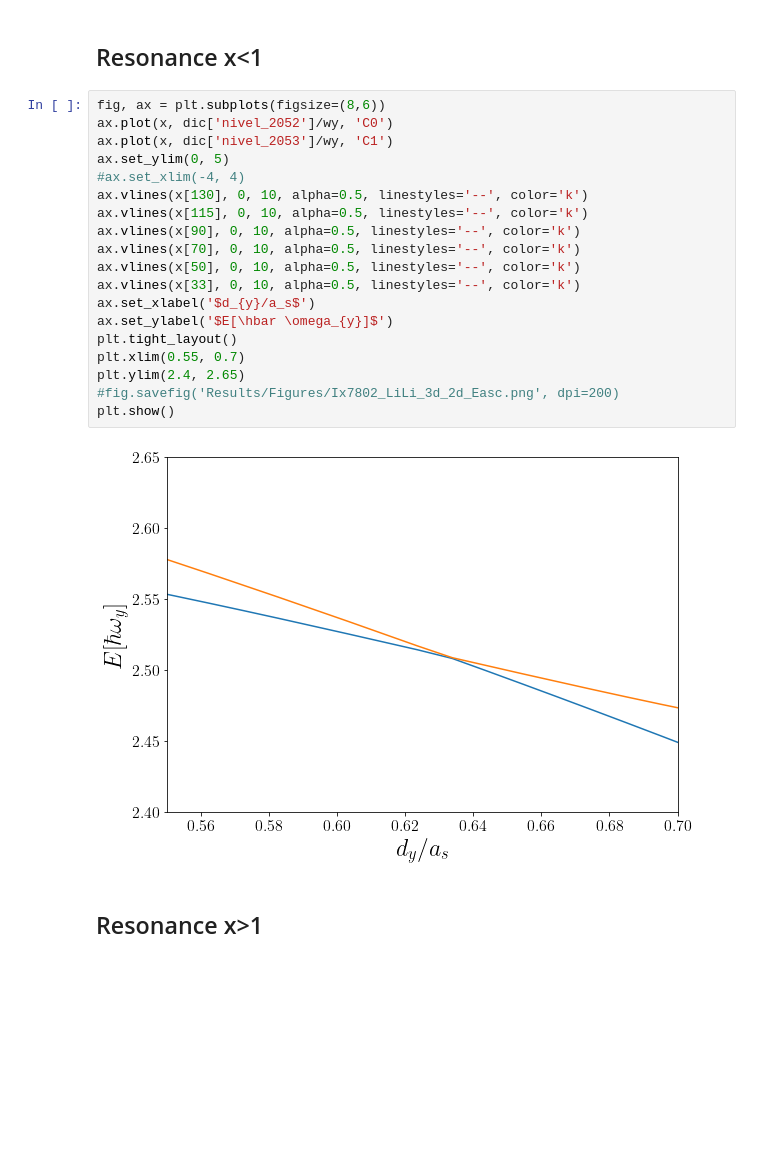
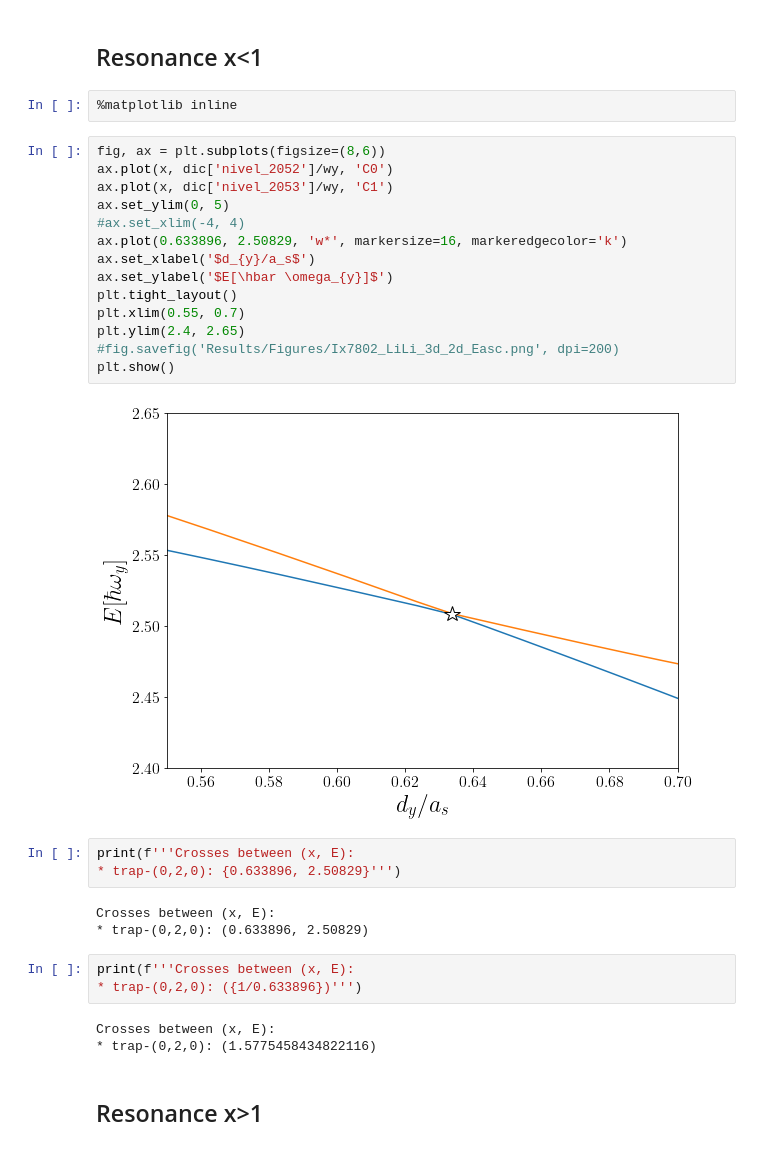
Before and after one commit to TsspGit/Ultracold_Atoms_src, a Jupyter notebook: Analysis/q2dq3d/Energies_Analysis_6604_LiLi_AgB1u.ipynb, the cells around one changed output. Saved outputs shown, nothing was run; the diff lists cells and outputs as text; blank space fills up the shorter version.

```diff
--- a/Analysis/q2dq3d/Energies_Analysis_6604_LiLi_AgB1u.ipynb
+++ b/Analysis/q2dq3d/Energies_Analysis_6604_LiLi_AgB1u.ipynb
@@ -95,27 +95,36 @@ plt.show()
 %matplotlib inline
 # %% [markdown]
 ## Resonance x<1
+# %%
+%matplotlib inline
 # %%
 fig, ax = plt.subplots(figsize=(8,6))
 ax.plot(x, dic['nivel_2052']/wy, 'C0')
 ax.plot(x, dic['nivel_2053']/wy, 'C1')
 ax.set_ylim(0, 5)
 #ax.set_xlim(-4, 4)
-ax.vlines(x[130], 0, 10, alpha=0.5, linestyles='--', color='k')
-ax.vlines(x[115], 0, 10, alpha=0.5, linestyles='--', color='k')
-ax.vlines(x[90], 0, 10, alpha=0.5, linestyles='--', color='k')
-ax.vlines(x[70], 0, 10, alpha=0.5, linestyles='--', color='k')
-ax.vlines(x[50], 0, 10, alpha=0.5, linestyles='--', color='k')
-ax.vlines(x[33], 0, 10, alpha=0.5, linestyles='--', color='k')
+ax.plot(0.633896, 2.50829, 'w*', markersize=16, markeredgecolor='k')
 ax.set_xlabel('$d_{y}/a_s$')
 ax.set_ylabel('$E[\hbar \omega_{y}]$')
 plt.tight_layout()
 plt.xlim(0.55, 0.7)
 plt.ylim(2.4, 2.65)
 #fig.savefig('Results/Figures/Ix7802_LiLi_3d_2d_Easc.png', dpi=200)
 plt.show()
 # %% [output]
-[figure, old version]
+[figure, new version]
+# %%
+print(f'''Crosses between (x, E):
+* trap-(0,2,0): {0.633896, 2.50829}''')
+# %% [output]
+Crosses between (x, E):
+* trap-(0,2,0): (0.633896, 2.50829)
+# %%
+print(f'''Crosses between (x, E):
+* trap-(0,2,0): ({1/0.633896})''')
+# %% [output]
+Crosses between (x, E):
+* trap-(0,2,0): (1.5775458434822116)
 # %% [markdown]
 ## Resonance x>1
 # %%
```
Also changed, not shown: 10 other files.
